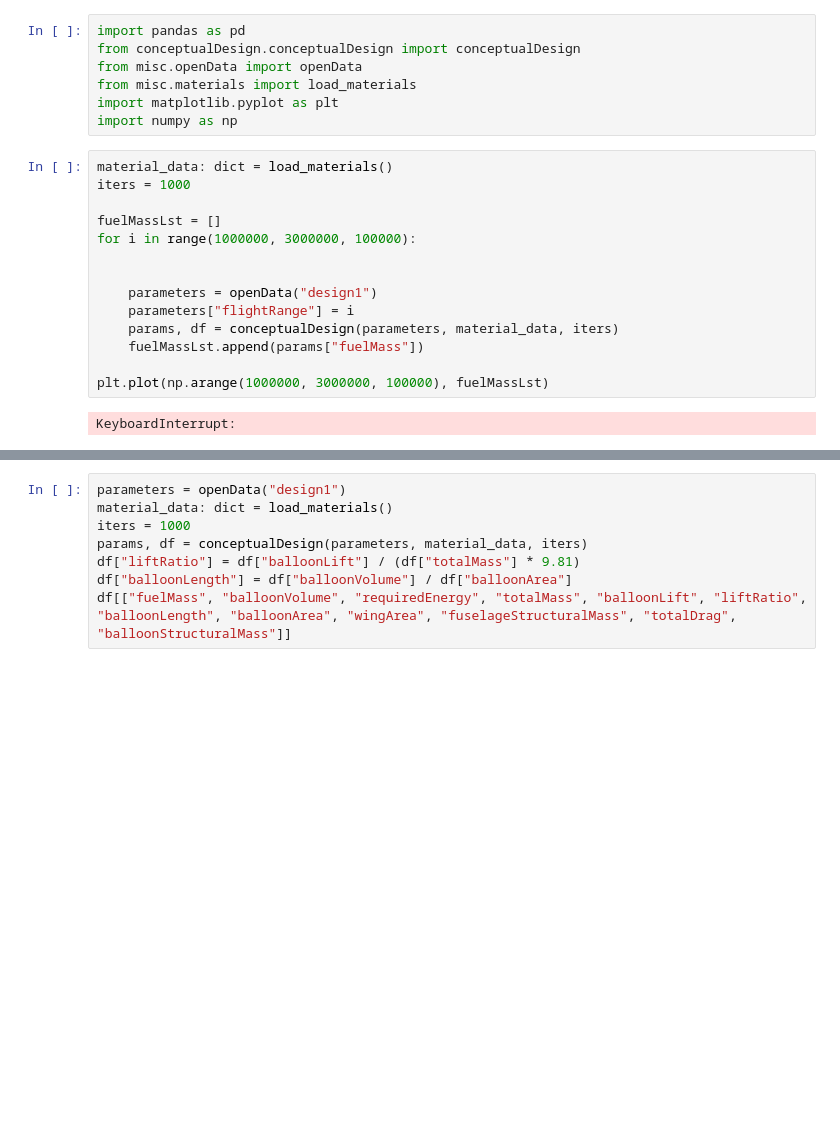
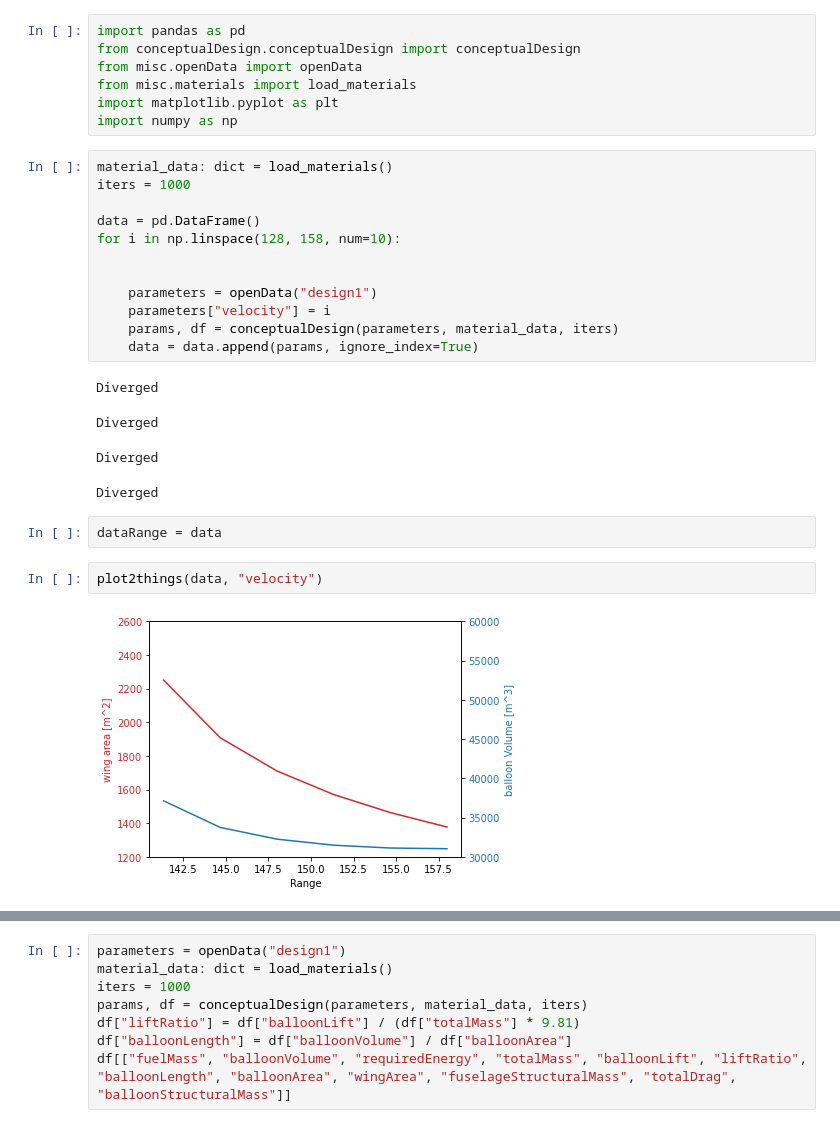
Before and after one commit to sashalikesplanes/AircraftPrelimenaryDesignTool, a Jupyter notebook: DataExploration.ipynb, the cells around one changed output, grey strips where cells are left out. Cells and saved outputs as stored; diff of their text form; blank space fills up the shorter version.

Commit message:
pictures of the speed range for variety of concepts

```diff
--- a/DataExploration.ipynb
+++ b/DataExploration.ipynb
@@ -9,15 +9,22 @@ import numpy as np
 material_data: dict = load_materials()
 iters = 1000
 
-fuelMassLst = []
-for i in range(1000000, 3000000, 100000):
+data = pd.DataFrame()
+for i in np.linspace(128, 158, num=10):
 
 
     parameters = openData("design1")
-    parameters["flightRange"] = i
+    parameters["velocity"] = i
     params, df = conceptualDesign(parameters, material_data, iters)
-    fuelMassLst.append(params["fuelMass"])
-
-plt.plot(np.arange(1000000, 3000000, 100000), fuelMassLst)
+    data = data.append(params, ignore_index=True)
 # %% [output]
-KeyboardInterrupt:
+Diverged
+Diverged
+Diverged
+Diverged
+# %%
+dataRange = data
+# %%
+plot2things(data, "velocity")
+# %% [output]
+[figure, added]
```
Also changed, not shown: parts of 3 cells of this notebook, 30 other files.
